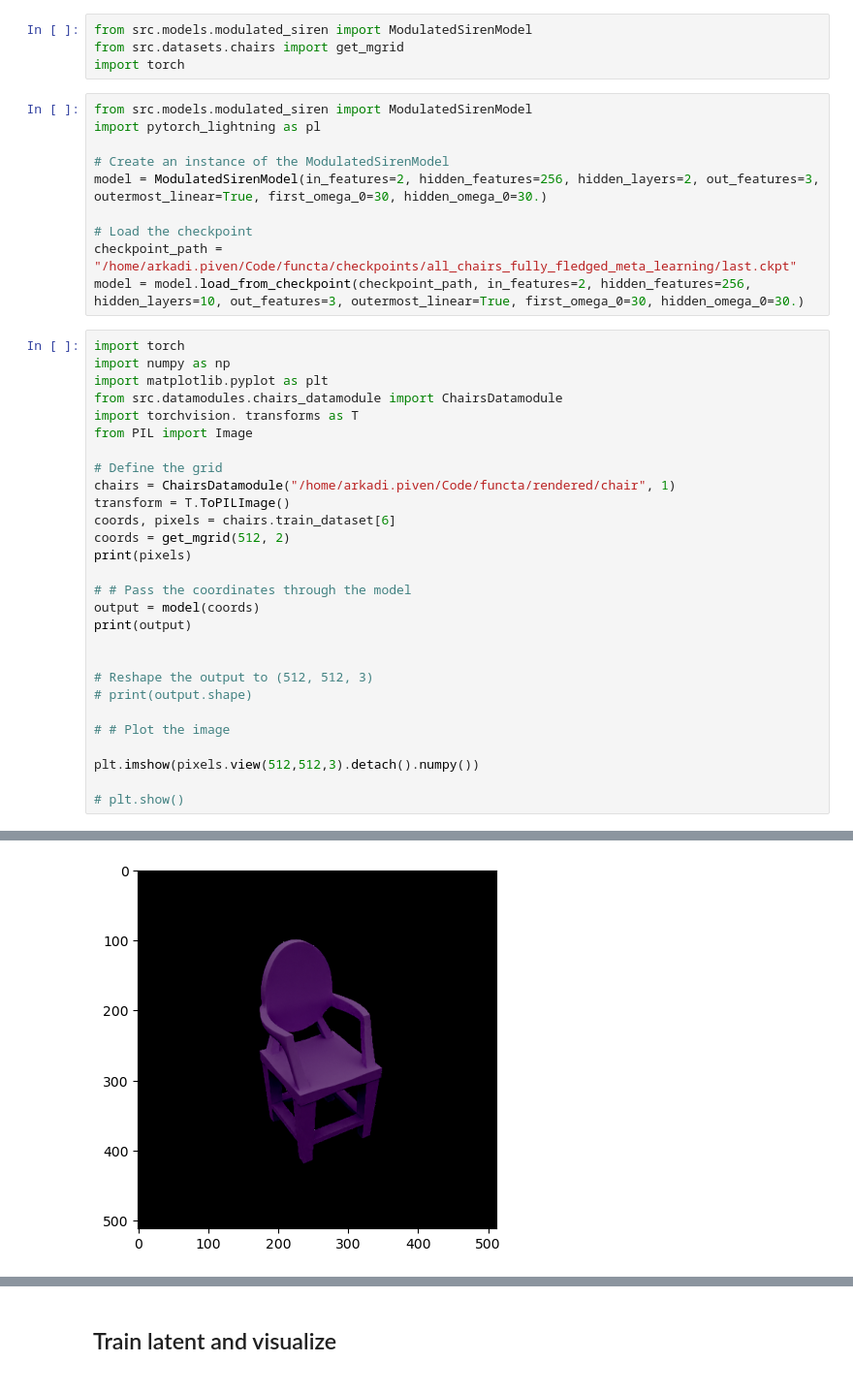
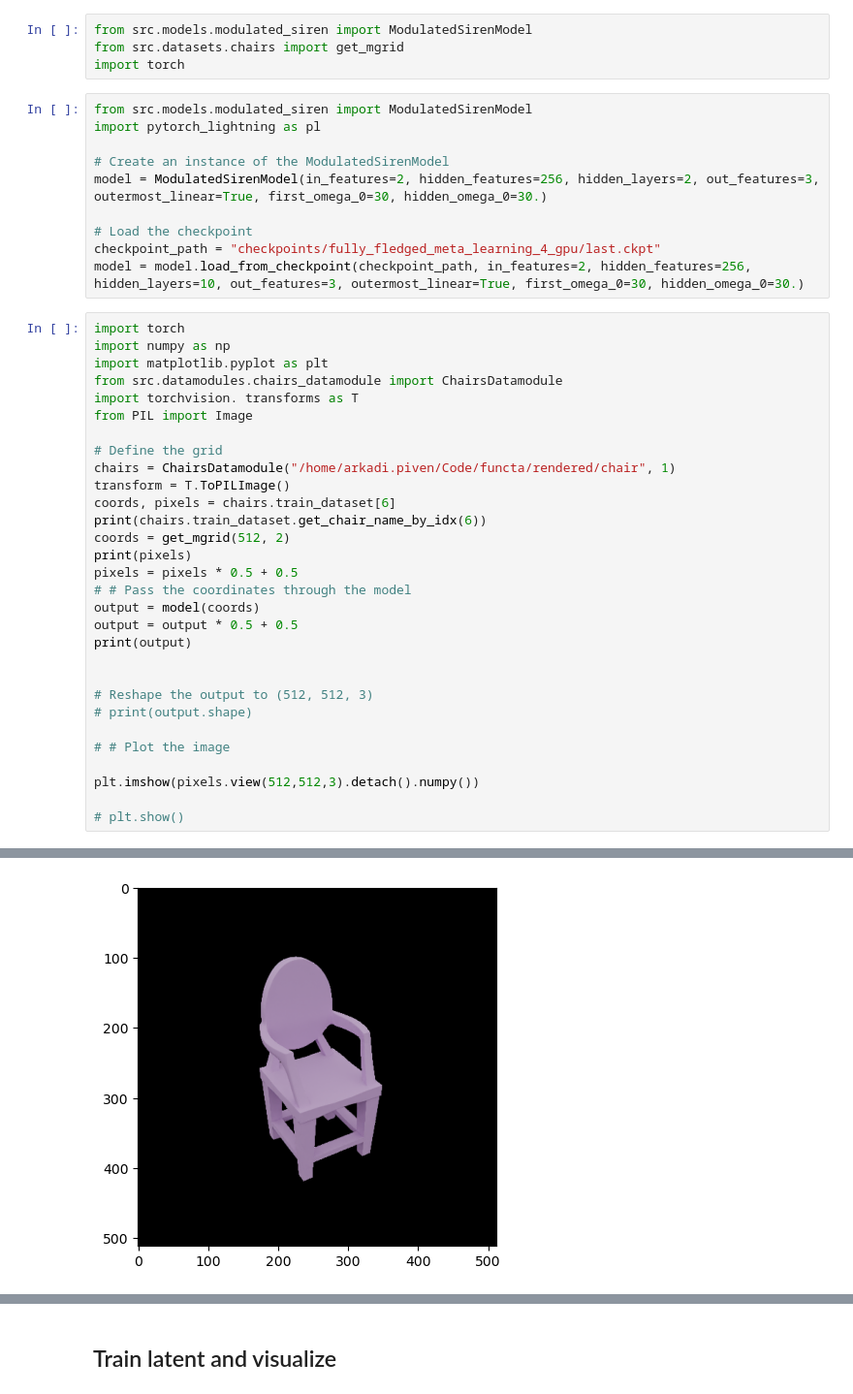
Before and after one commit to royvelich/functa, a Jupyter notebook: visualization.ipynb, the cells around one changed output, grey strips where cells are left out. Shown: that part at 97% size. Drawn from its saved outputs; the diff is of its cells as text.

```diff
--- a/visualization.ipynb
+++ b/visualization.ipynb
@@ -10,7 +10,7 @@ import pytorch_lightning as pl
 model = ModulatedSirenModel(in_features=2, hidden_features=256, hidden_layers=2, out_features=3, outermost_linear=True, first_omega_0=30, hidden_omega_0=30.)
 
 # Load the checkpoint
-checkpoint_path = "/home/arkadi.piven/Code/functa/checkpoints/all_chairs_fully_fledged_meta_learning/last.ckpt"
+checkpoint_path = "checkpoints/fully_fledged_meta_learning_4_gpu/last.ckpt"
 model = model.load_from_checkpoint(checkpoint_path, in_features=2, hidden_features=256, hidden_layers=10, out_features=3, outermost_linear=True, first_omega_0=30, hidden_omega_0=30.)
 # %%
 import torch
@@ -24,11 +24,13 @@ from PIL import Image
 chairs = ChairsDatamodule("/home/arkadi.piven/Code/functa/rendered/chair", 1)
 transform = T.ToPILImage()
 coords, pixels = chairs.train_dataset[6]
+print(chairs.train_dataset.get_chair_name_by_idx(6))
 coords = get_mgrid(512, 2)
 print(pixels)
-
+pixels = pixels * 0.5 + 0.5
 # # Pass the coordinates through the model
 output = model(coords)
+output = output * 0.5 + 0.5
 print(output)
 
 
@@ -62,4 +64,4 @@ tensor([[-0.9803, -0.9836, -0.9879],
-[figure, old version]
+[figure, new version]
 # %%
 # Output base weights
 plt.imshow(output.view(512,512,3).detach().numpy())
```
Also changed, not shown: parts of 3 cells of this notebook, 2 other files.
